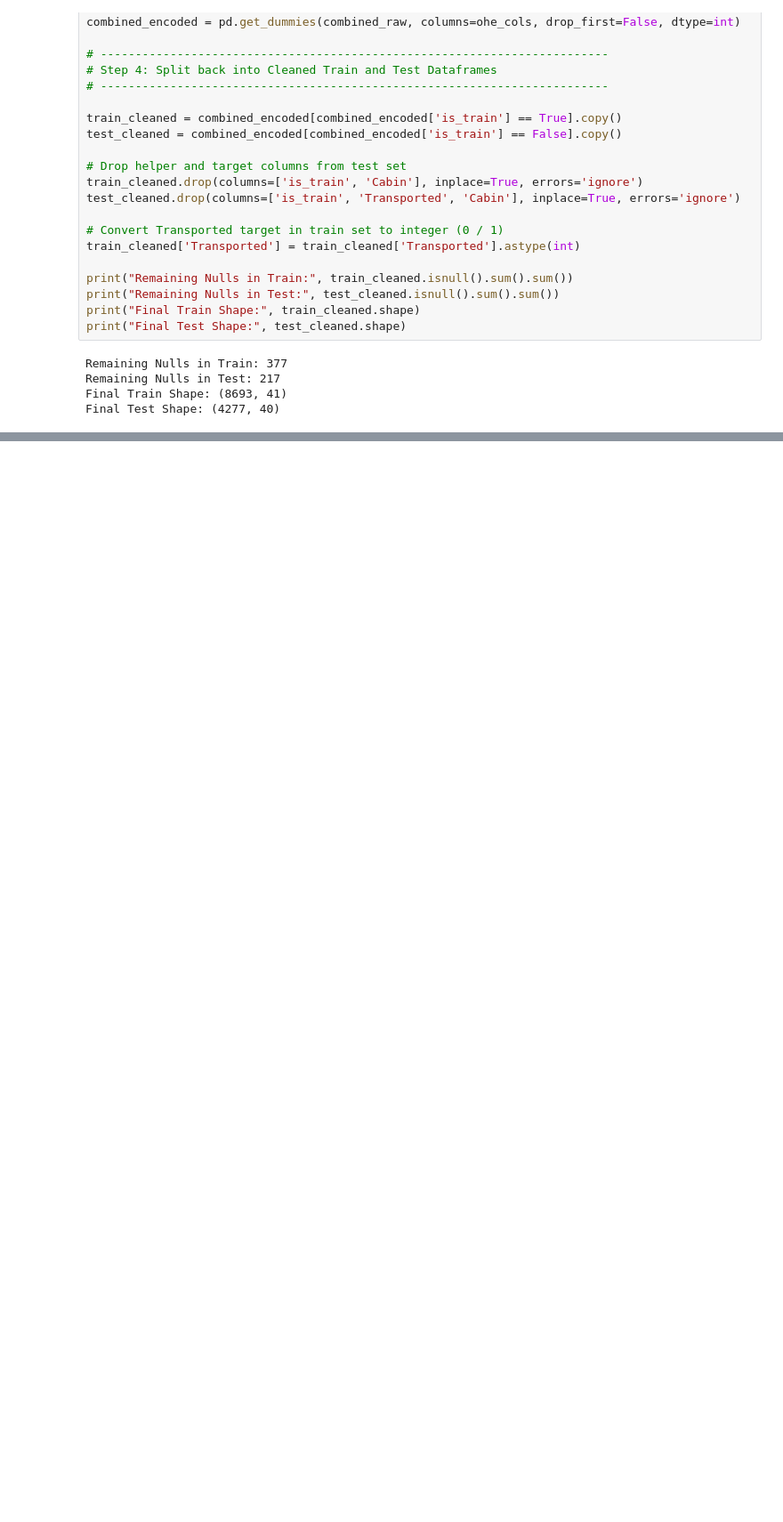
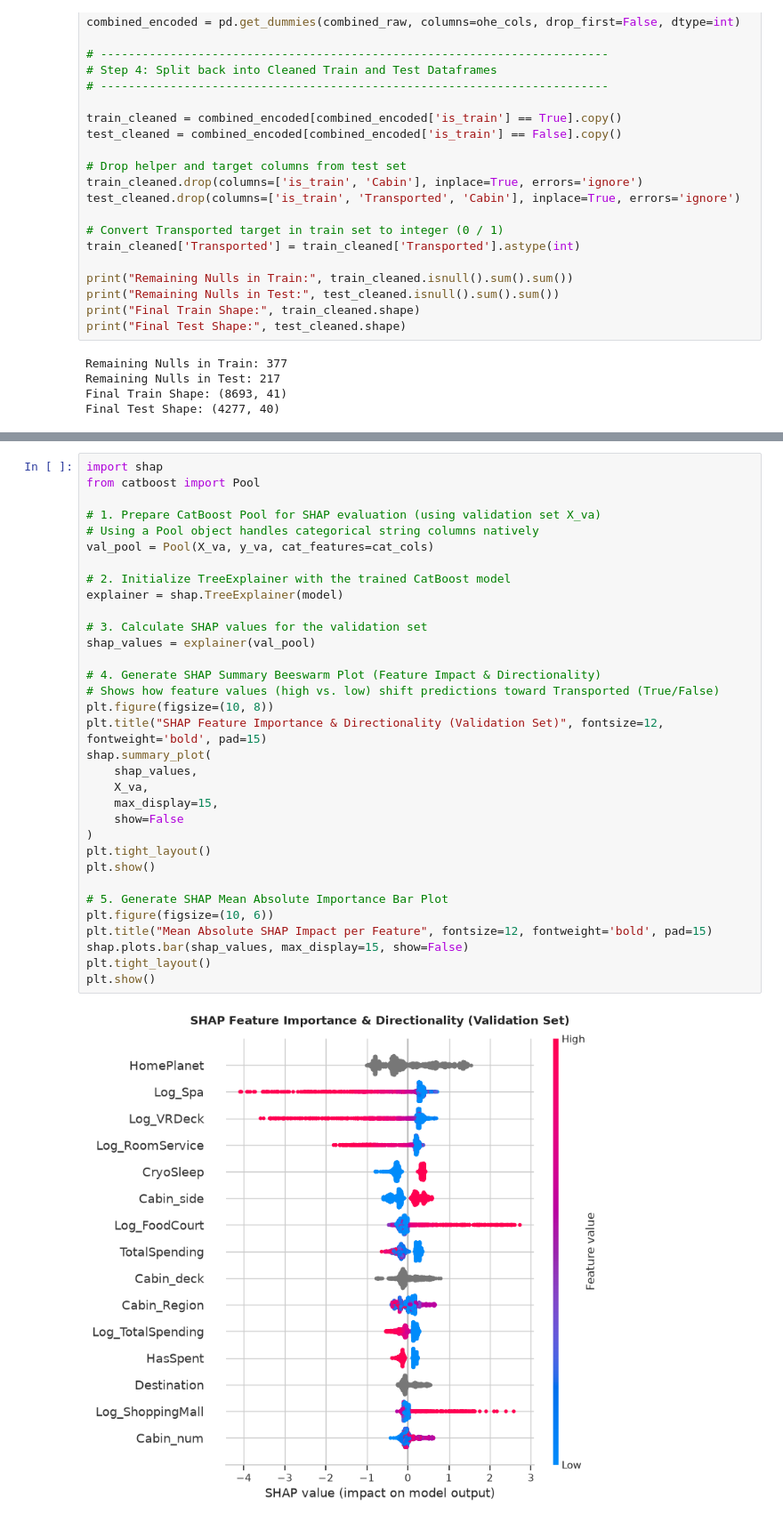
Before and after one commit to skynet-datagrid-labs/alpha-centauri-rescue, a Jupyter notebook: notebooks/Ivan/placeholder.ipynb, the cells around one changed output, grey strips where cells are left out. Shown at 89% size. Cells and saved outputs as stored; diff of their text form; blank space fills up the shorter version.

```diff
--- a/notebooks/Ivan/placeholder.ipynb
+++ b/notebooks/Ivan/placeholder.ipynb
@@ -1176,0 +1481,35 @@ Passing `palette` without assigning `hue` is deprecated and will be removed in v
+# %%
+import shap
+from catboost import Pool
+
+# 1. Prepare CatBoost Pool for SHAP evaluation (using validation set X_va)
+# Using a Pool object handles categorical string columns natively
+val_pool = Pool(X_va, y_va, cat_features=cat_cols)
+
+# 2. Initialize TreeExplainer with the trained CatBoost model
+explainer = shap.TreeExplainer(model)
+
+# 3. Calculate SHAP values for the validation set
+shap_values = explainer(val_pool)
+
+# 4. Generate SHAP Summary Beeswarm Plot (Feature Impact & Directionality)
+# Shows how feature values (high vs. low) shift predictions toward Transported (True/False)
+plt.figure(figsize=(10, 8))
+plt.title("SHAP Feature Importance & Directionality (Validation Set)", fontsize=12, fontweight='bold', pad=15)
+shap.summary_plot(
+    shap_values,
+    X_va,
+    max_display=15,
+    show=False
+)
+plt.tight_layout()
+plt.show()
+
+# 5. Generate SHAP Mean Absolute Importance Bar Plot
+plt.figure(figsize=(10, 6))
+plt.title("Mean Absolute SHAP Impact per Feature", fontsize=12, fontweight='bold', pad=15)
+shap.plots.bar(shap_values, max_display=15, show=False)
+plt.tight_layout()
+plt.show()
+# %% [output]
+[figure, added]
```
Also changed, not shown: parts of 19 cells of this notebook, 1 other file.
